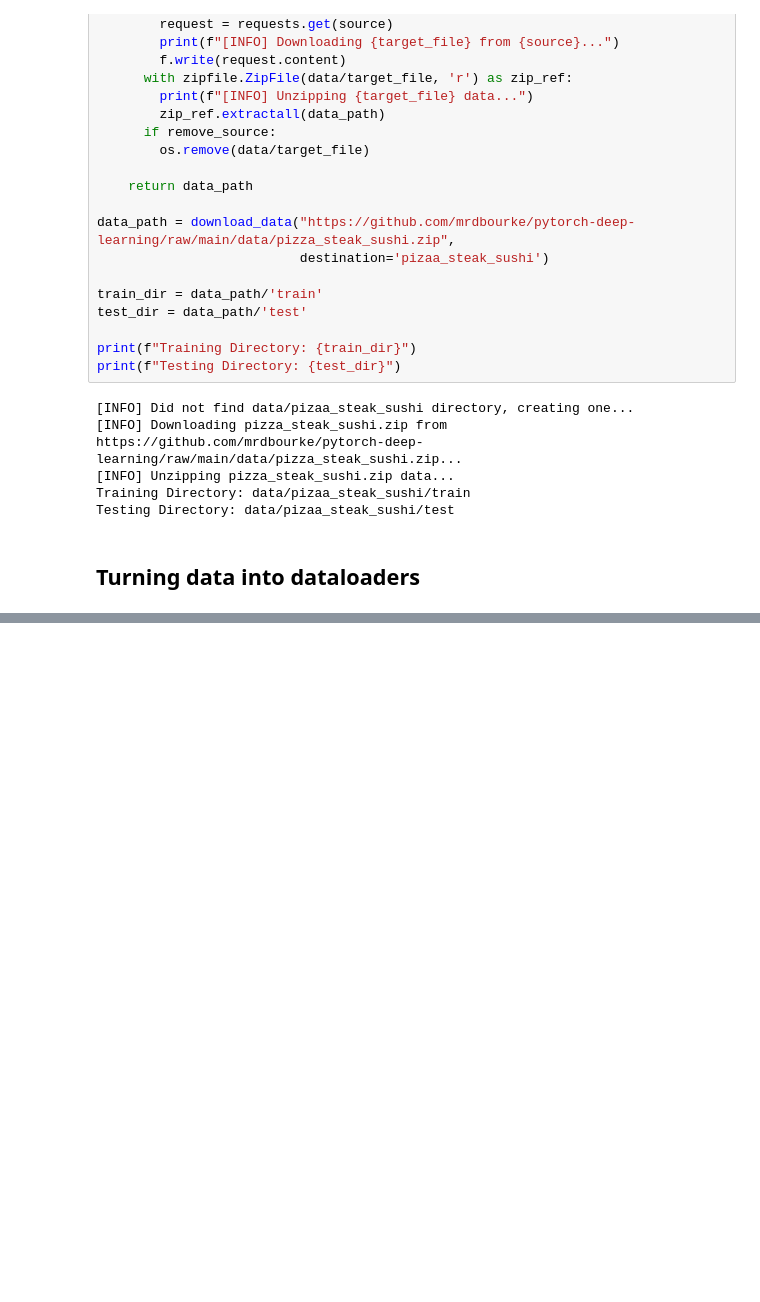
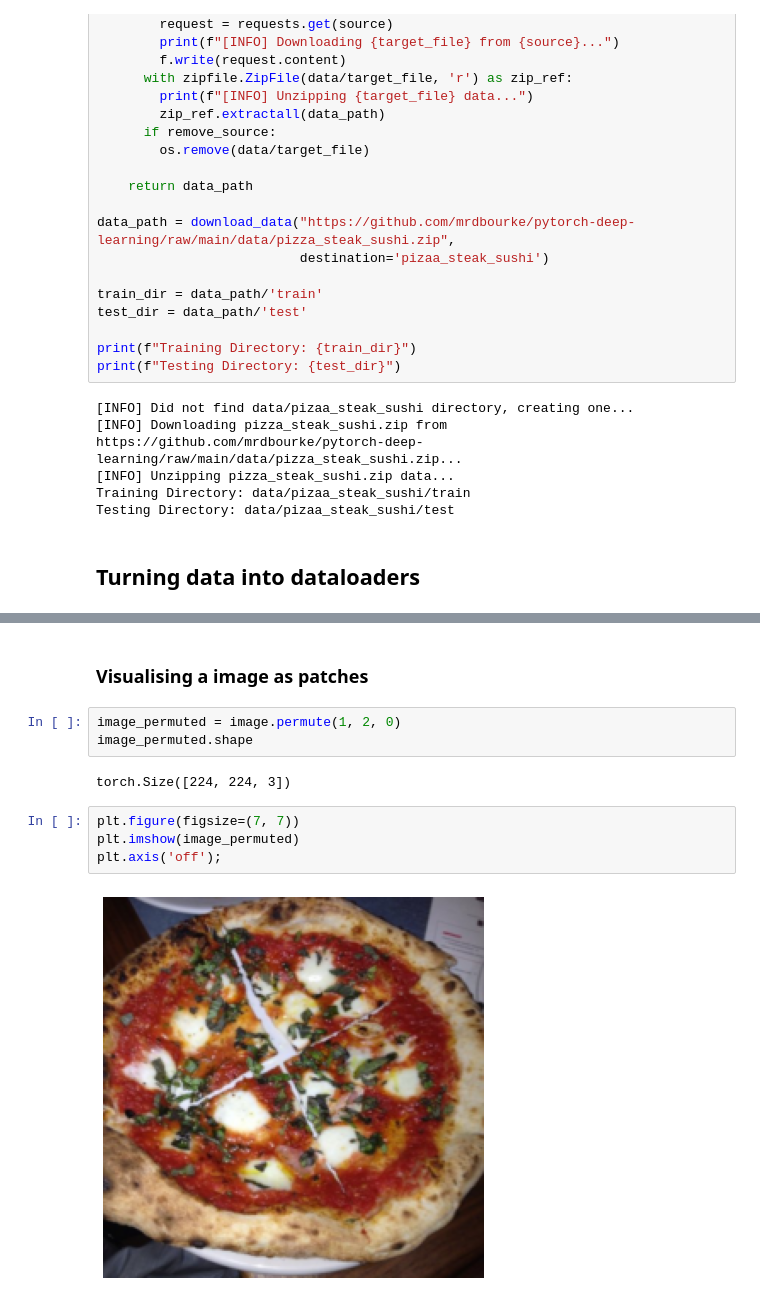
Before and after one commit to gauravreddy08/pytorch-vision-transformer, a Jupyter notebook: vit-replication.ipynb, the cells around one changed output, grey strips where cells are left out. Cells and saved outputs as stored; diff of their text form; blank space fills up the shorter version.

```diff
--- a/vit-replication.ipynb
+++ b/vit-replication.ipynb
@@ -108,0 +241,13 @@ Testing Directory: data/pizaa_steak_sushi/test
+# %% [markdown]
+### Visualising a **image** as **patches**
+# %%
+image_permuted = image.permute(1, 2, 0)
+image_permuted.shape
+# %% [output]
+torch.Size([224, 224, 3])
+# %%
+plt.figure(figsize=(7, 7))
+plt.imshow(image_permuted)
+plt.axis('off');
+# %% [output]
+[figure, added]
```
Also changed, not shown: parts of 26 cells of this notebook.
